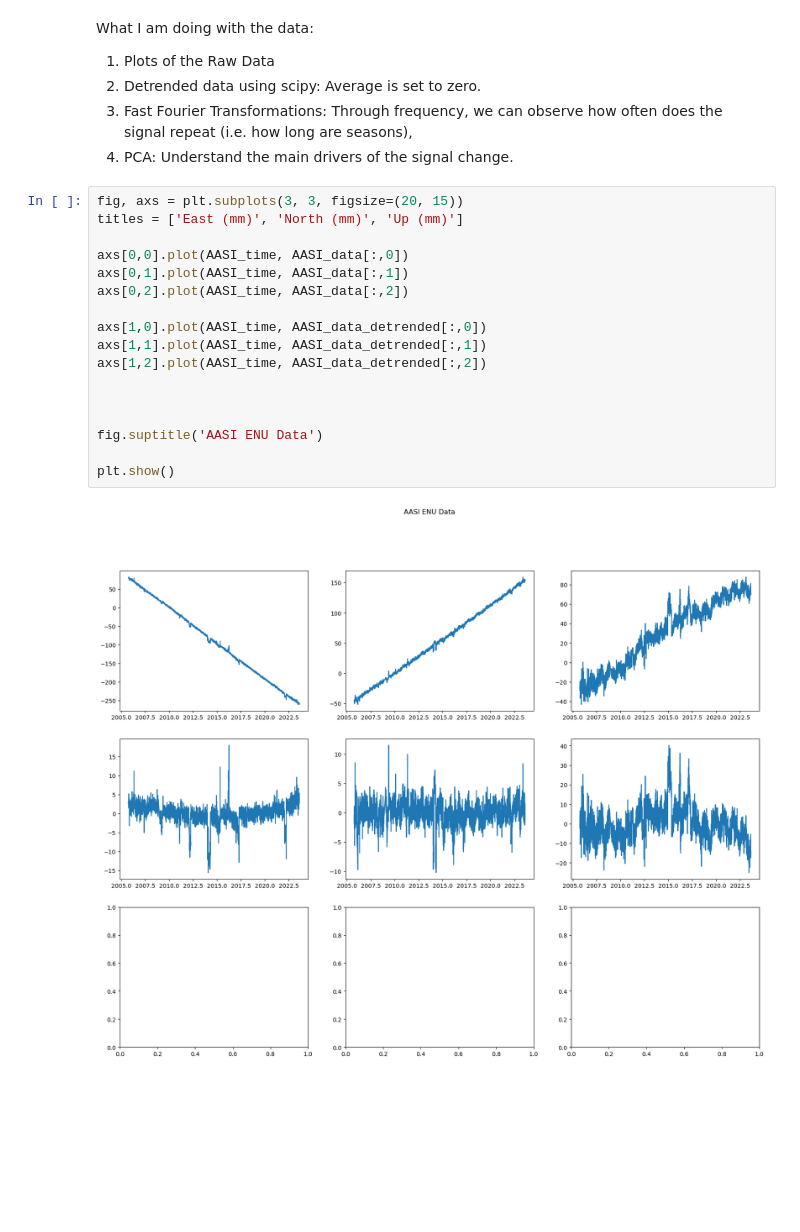
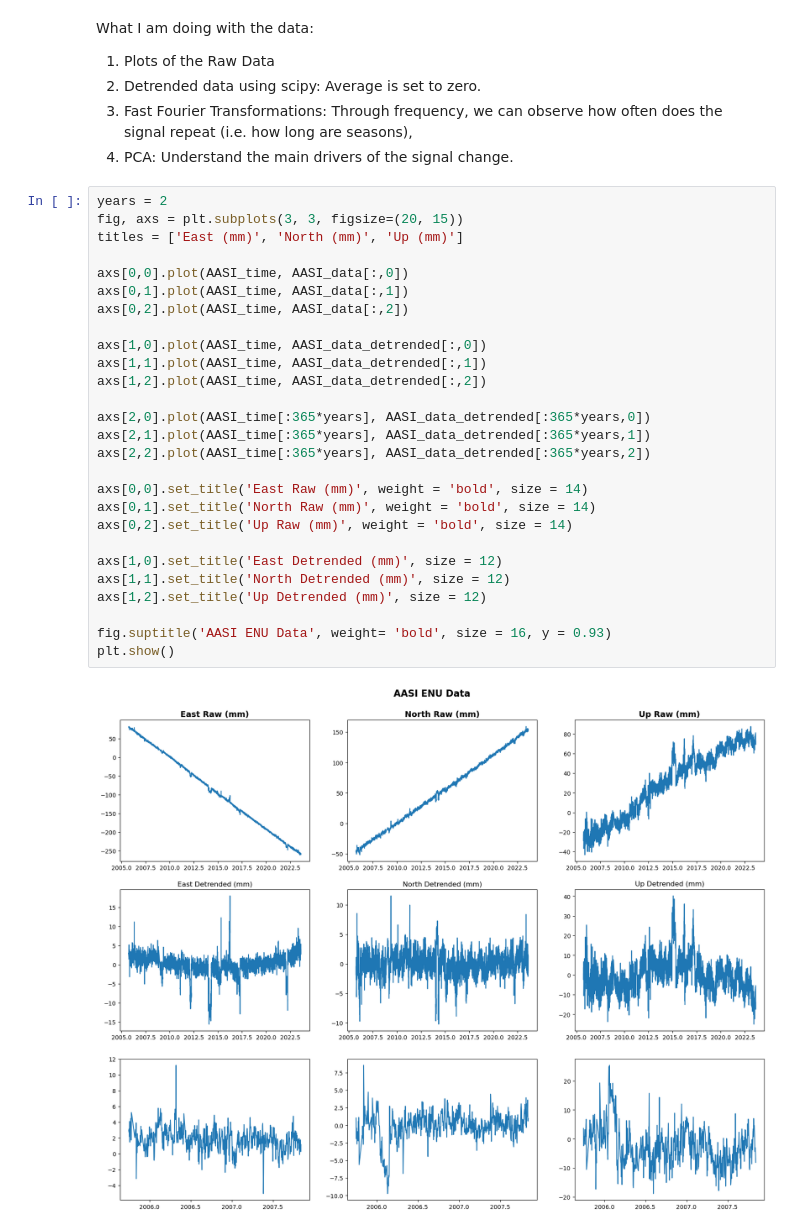
Before and after one commit to diegorvar/signal-processing-enu, a Jupyter notebook: SPENU.ipynb, the cells around one changed output. Drawn from its saved outputs; the diff is of its cells as text; blank space fills up the shorter version.

```diff
--- a/SPENU.ipynb
+++ b/SPENU.ipynb
@@ -50,22 +51,32 @@ What I am doing with the data:
 2. Detrended data using scipy:  Average is set to zero.
 3. Fast Fourier Transformations: Through frequency, we can observe how often does the signal repeat (i.e. how long are seasons),
 4. PCA: Understand the main drivers of the signal change.
-# %%
-fig, axs = plt.subplots(3, 3, figsize=(20, 15))
-titles = ['East (mm)', 'North (mm)', 'Up (mm)']
-
-axs[0,0].plot(AASI_time, AASI_data[:,0])
-axs[0,1].plot(AASI_time, AASI_data[:,1])
-axs[0,2].plot(AASI_time, AASI_data[:,2])
-
-axs[1,0].plot(AASI_time, AASI_data_detrended[:,0])
-axs[1,1].plot(AASI_time, AASI_data_detrended[:,1])
-axs[1,2].plot(AASI_time, AASI_data_detrended[:,2])
-
-
-
-fig.suptitle('AASI ENU Data')
-
-plt.show()
-# %% [output]
-[figure, removed]
+# %%
+years = 2
+fig, axs = plt.subplots(3, 3, figsize=(20, 15))
+titles = ['East (mm)', 'North (mm)', 'Up (mm)']
+
+axs[0,0].plot(AASI_time, AASI_data[:,0])
+axs[0,1].plot(AASI_time, AASI_data[:,1])
+axs[0,2].plot(AASI_time, AASI_data[:,2])
+
+axs[1,0].plot(AASI_time, AASI_data_detrended[:,0])
+axs[1,1].plot(AASI_time, AASI_data_detrended[:,1])
+axs[1,2].plot(AASI_time, AASI_data_detrended[:,2])
+
+axs[2,0].plot(AASI_time[:365*years], AASI_data_detrended[:365*years,0])
+axs[2,1].plot(AASI_time[:365*years], AASI_data_detrended[:365*years,1])
+axs[2,2].plot(AASI_time[:365*years], AASI_data_detrended[:365*years,2])
+
+axs[0,0].set_title('East Raw (mm)', weight = 'bold', size = 14)
+axs[0,1].set_title('North Raw (mm)', weight = 'bold', size = 14)
+axs[0,2].set_title('Up Raw (mm)', weight = 'bold', size = 14)
+
+axs[1,0].set_title('East Detrended (mm)', size = 12)
+axs[1,1].set_title('North Detrended (mm)', size = 12)
+axs[1,2].set_title('Up Detrended (mm)', size = 12)
+
+fig.suptitle('AASI ENU Data', weight= 'bold', size = 16, y = 0.93)
+plt.show()
+# %% [output]
+[figure, added]
```
Also changed, not shown: parts of 12 cells of this notebook.
